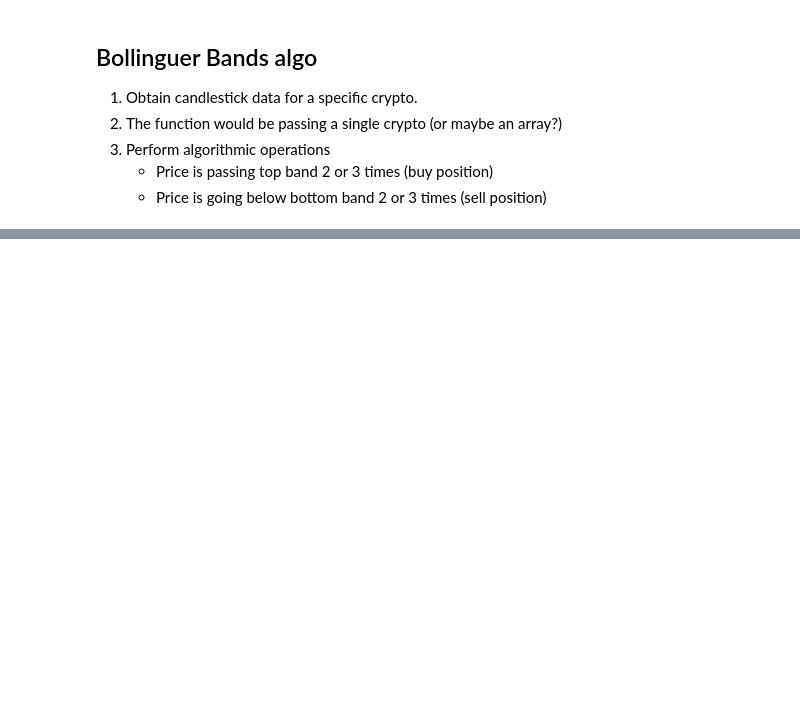
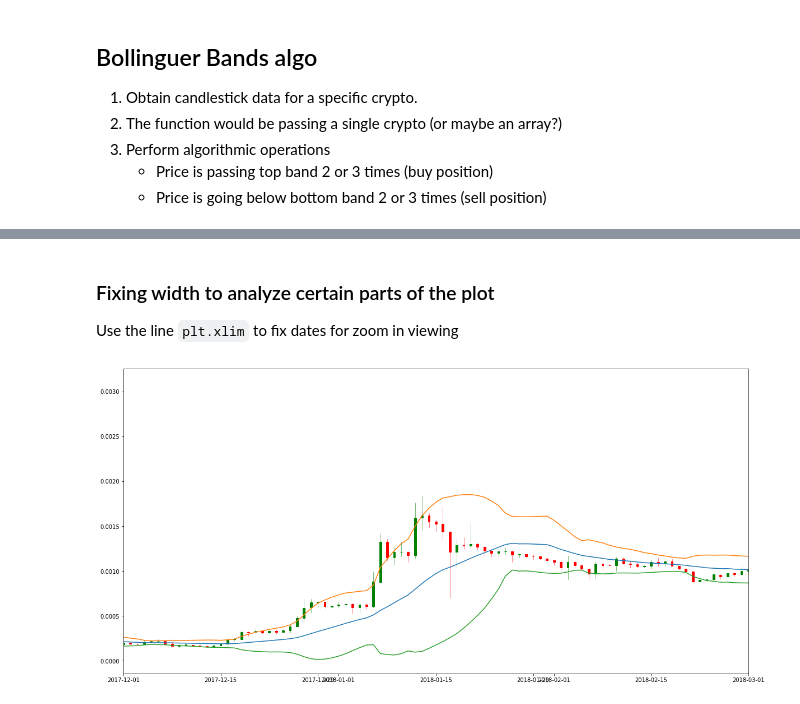
Before and after one commit to carkod/algobin-notebook, a Jupyter notebook: research/Bollinguer Bands Algorithm.ipynb, the cells around one changed output, grey strips where cells are left out. Cells and saved outputs as stored; diff of their text form; code cells hidden in the pictures; blank space fills up the shorter version.

```diff
--- a/research/Bollinguer Bands Algorithm.ipynb
+++ b/research/Bollinguer Bands Algorithm.ipynb
@@ -68,0 +134,25 @@ df[['Close','Close: 30 Day Mean','Upper','Lower']].plot(figsize=(16,6))
+# %% [markdown]
+### Fixing width to analyze certain parts of the plot
+
+Use the line `plt.xlim` to fix dates for zoom in viewing
+# %%
+# plot config
+# ohlc_df.head()
+quotes = zip(ohlc_df['Close time'].apply(mdates.date2num), ohlc_df['Open'], ohlc_df['High'], ohlc_df['Low'], ohlc_df['Close'])
+# Bollinguer
+# fig = plt.figure(figsize=(20, 10), dpi=300)
+# ax = plt.subplot2grid((10, 5), (1, 0), rowspan=6, colspan=8
+fig, ax1 = plt.subplots(figsize=(20,10))
+candlestick_ohlc(ax1, quotes, width=0.3, colorup='g')
+plt.plot(ohlc_df['Close time'], ohlc_df['MA-30'])
+plt.plot(ohlc_df['Close time'], ohlc_df['Upper'])
+plt.plot(ohlc_df['Close time'], ohlc_df['Lower'])
+# ohlc_df['Close time']
+ax.xaxis.set_major_formatter(mdates.DateFormatter('%y-%m-%d %H:%M'))
+ax.set_xticklabels(ohlc_df['Close time'],rotation=45, horizontalalignment='right')
+
+# set width here
+plt.xlim('2017-12-01', '2018-03-01')
+plt.show()
+# %% [output]
+[figure, added]
```
Also changed, not shown: parts of 12 cells of this notebook.
